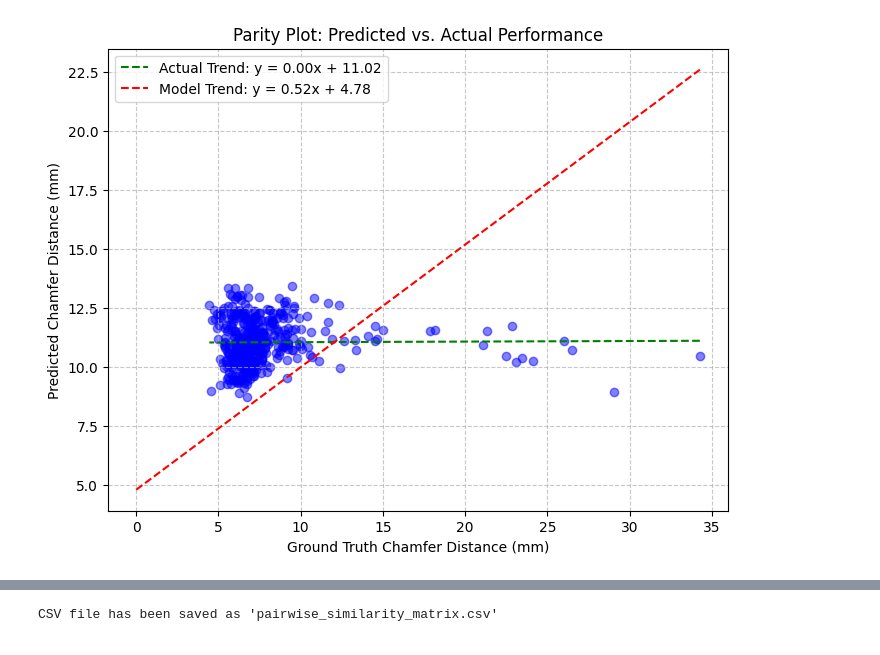
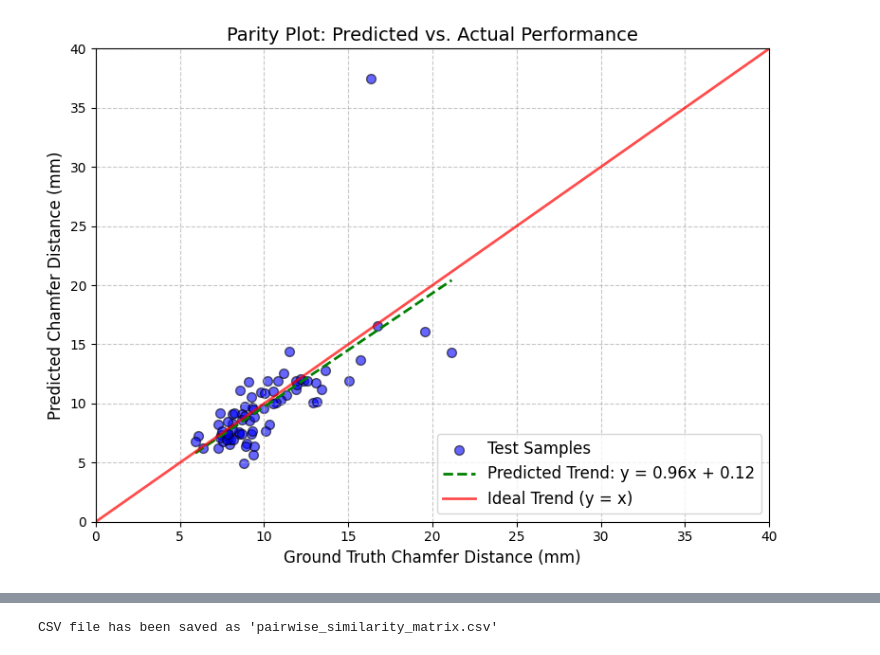
Before and after one commit to alvannauval/pointnet_pytorch_reflective, a Jupyter notebook: testing.ipynb, the cells around one changed output, grey strips where cells are left out. Drawn from its saved outputs; the diff is of its cells as text; code cells hidden in the pictures.

```diff
--- a/testing.ipynb
+++ b/testing.ipynb
@@ -460,70 +466,72 @@ import pandas as pd
 import matplotlib.pyplot as plt
 import seaborn as sns
 import numpy as np
-from sklearn.metrics import mean_squared_error, r2_score
-
+from sklearn.metrics import mean_squared_error, mean_absolute_error, r2_score, max_error
 
 # Load data
-df = pd.read_csv('./data/2_1_milestone_pointnet2/inference_results_square_flange.csv')
+df = pd.read_csv('./inference_results.csv')
 
+# --- VERY IMPORTANT: Filter to Test Data Only for true performance ---
+df = df[df['Split'] == 'Testing'].copy()
 
-# Performance Metrix
 # Extract values for readability
 y_true = df['GroundTruth_CD']
 y_pred = df['Predicted_CD']
 
+# Calculate Performance Metrics
+mae = mean_absolute_error(y_true, y_pred)
+rmse = np.sqrt(mean_squared_error(y_true, y_pred))
+r2 = r2_score(y_true, y_pred)
+max_err = max_error(y_true, y_pred)
+
+print(f"--- TEST DATA PERFORMANCE ---")
+print(f"Mean Absolute Error (MAE): {mae:.2f} mm")
+print(f"Root Mean Squared Error (RMSE): {rmse:.2f} mm")
+print(f"R-Squared (R²): {r2:.2f}")
+print(f"Max Error: {max_err:.2f} mm")
+
+# Calculate Actual Trendline
+z = np.polyfit(y_true, y_pred, 1)
+p = np.poly1d(z)
+slope = z[0]
+intercept = z[1]
+
+print(f"Equation: y = {slope:.2f}x + {intercept:.2f}")
+
 
 # Parity Plot
 fig1, ax1 = plt.subplots(figsize=(8, 6))
-ax1.scatter(df['GroundTruth_CD'], df['Predicted_CD'], alpha=0.5, color='blue')
 
-z = np.polyfit(df['GroundTruth_CD'], df['Predicted_CD'], 1)
-p = np.poly1d(z)
+# Scatter plot of Test Data
+ax1.scatter(y_true, y_pred, alpha=0.6, color='blue', edgecolor='k', s=50, label='Test Samples')
 
-# z[0] is the slope (m), z[1] is the y-intercept (b)
-slope = z[0]
-intercept = z[1]
-
-# 1. Fitness to the Ideal Trend (How close are we to perfection?)
-mse_ideal = mean_squared_error(y_true, y_pred)
-rmse_ideal = np.sqrt(mse_ideal)
-# Note: r2_score here measures how well the predictions match the ground truth
-r2_ideal = r2_score(y_true, y_pred)
-
-# 2. Fitness of the Actual Trendline (How consistent is the error?)
-# This measures how well your green dashed line fits the scatter points
-y_trend = p(y_true)
-mse_trend = mean_squared_error(y_pred, y_trend)
-rmse_trend = np.sqrt(mse_trend)
-r2_trend = r2_score(y_pred, y_trend)
-
-
-
-# Plot the trendline using the ground truth range
-# ax1.plot(df['GroundTruth_CD'], p(df['GroundTruth_CD']), "g--", label=f'Actual Trend')
-ax1.plot(df['GroundTruth_CD'], p(df['GroundTruth_CD']), "g--", label=f'Actual Trend: y = {slope:.2f}x + {intercept:.2f}')
-# ax1.plot(df['GroundTruth_CD'], p(df['GroundTruth_CD']), "g--", label=f'Predicted Trend (y = {slope:.2f}x + {intercept:.2f})') #initial only
-# -----------------------------------------------
+# Plot the trendline (sorted to prevent scribbling)
+x_sorted = np.sort(y_true)
+ax1.plot(x_sorted, p(x_sorted), "g--", linewidth=2, label=f'Predicted Trend: y = {slope:.2f}x + {intercept:.2f}')
 
 # Ideal line (y=x)
-max_val = max(df['GroundTruth_CD'].max(), df['Predicted_CD'].max())
-# ax1.plot([0, max_val], [0, max_val], 'r--', label=f'Ideal Trend') # initial only
+ax1.axline((0, 0), slope=1, color='r', linewidth=2, alpha=0.7, label='Ideal Trend (y = x)')
+# # Add Text Box with Metrics
+# metrics_text = f"MAE: {mae:.2f} mm\nRMSE: {rmse:.2f} mm\nR²: {r2:.2f}"
+# props = dict(boxstyle='round', facecolor='white', alpha=0.8, edgecolor='gray')
+# ax1.text(0.05, 0.95, metrics_text, transform=ax1.transAxes, fontsize=12,
+#         verticalalignment='top', bbox=props)
 
-# Predicted line
-m = 0.52
-b = 4.78
-x_vals = np.array([0, df['GroundTruth_CD'].max()])
-y_vals = m * x_vals + b
-ax1.plot(x_vals, y_vals, 'r--', label=f'Model Trend: y = {m}x + {b}')
+ax1.set_xlabel('Ground Truth Chamfer Distance (mm)', fontsize=12)
+ax1.set_ylabel('Predicted Chamfer Distance (mm)', fontsize=12)
+ax1.set_title('Parity Plot: Predicted vs. Actual Performance', fontsize=14)
+ax1.legend(loc='lower right', fontsize=12)
+ax1.grid(True, linestyle='--', alpha=0.7)
 
+min_val = min(y_true.min(), y_pred.min()) - 1
+max_val = max(y_true.max(), y_pred.max()) + 1
+# Make axes perfectly square and consistent
+# ax1.set_xlim([min_val, max_val])
+# ax1.set_ylim([min_val, max_val])
+ax1.set_xlim([0, 40])
+ax1.set_ylim([0, 40])
 
-ax1.set_xlabel('Ground Truth Chamfer Distance (mm)')
-ax1.set_ylabel('Predicted Chamfer Distance (mm)')
-ax1.set_title('Parity Plot: Predicted vs. Actual Performance')
-ax1.legend()
-ax1.grid(True, linestyle='--', alpha=0.7)
-# plt.savefig('parity_plot.png')
-
-
-print(f"{rmse_ideal:.2f}")
+plt.tight_layout()
+# plt.savefig('parity_plot_test.png', dpi=300)
+plt.show()
 # %% [output]
@@ -531,2 +544,2 @@ print(f"{rmse_ideal:.2f}")
-[figure, old version]
+[figure, new version]
 # %%
```
Also changed, not shown: parts of 12 cells of this notebook, 13 other files.
